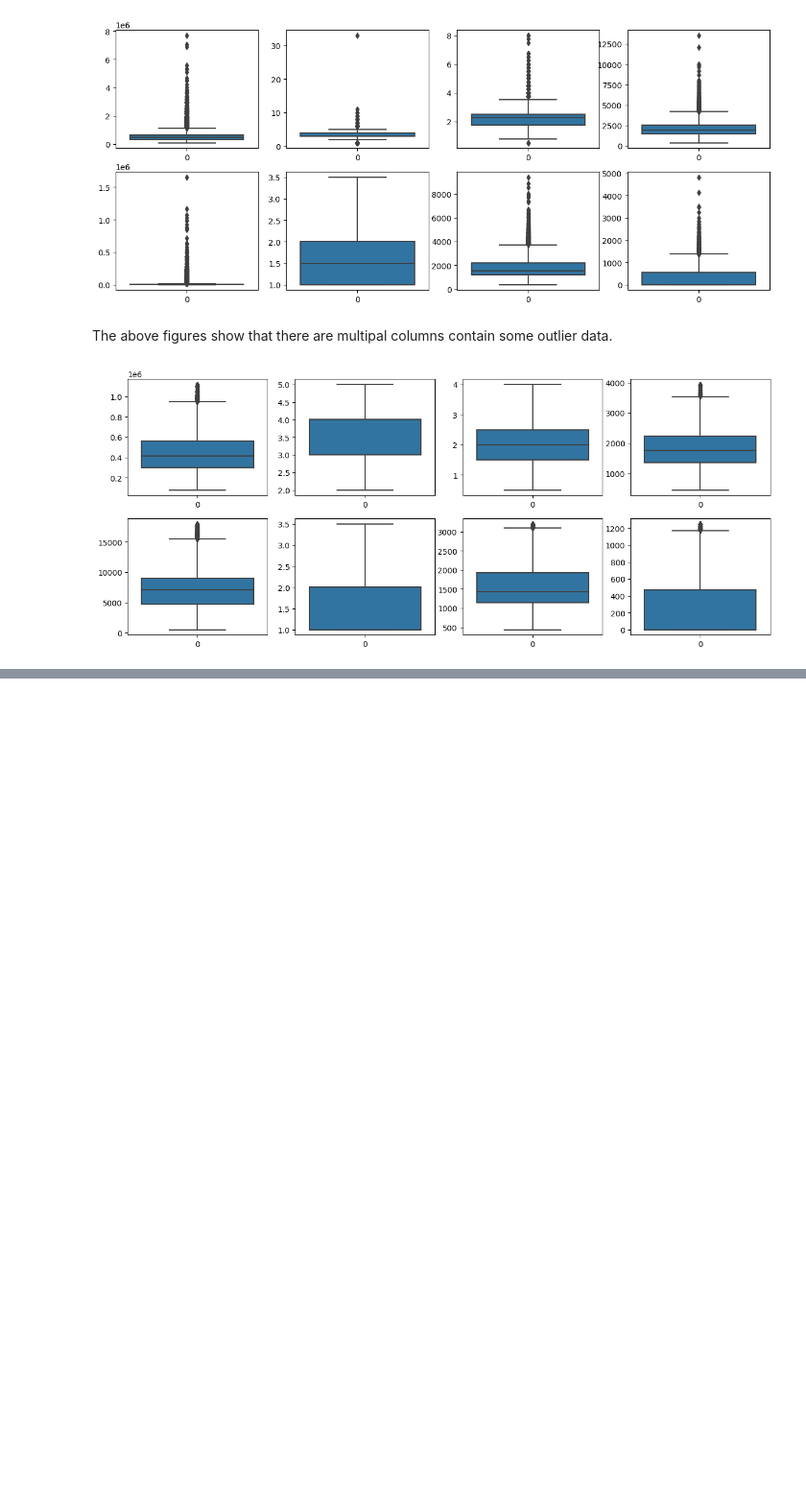
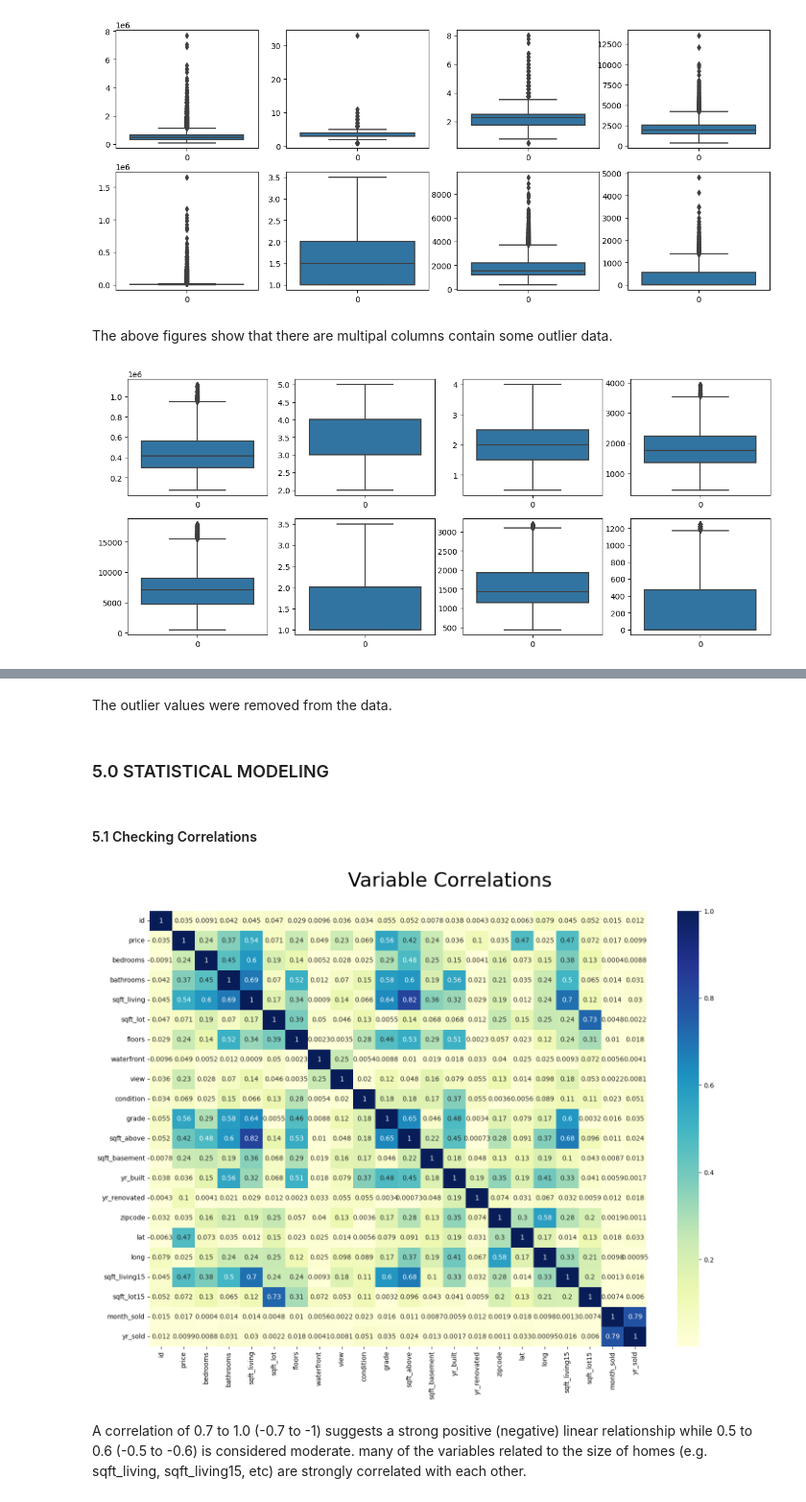
Before and after one commit to Collinskanyiri/dsc-phase-2-project-v2-3, a Jupyter notebook: student.ipynb, the cells around one changed output, grey strips where cells are left out. Shown at 96% size. Cells and saved outputs as stored; diff of their text form; code cells hidden in the pictures; blank space fills up the shorter version.

Commit message:
simple liner regression modeling

```diff
--- a/student.ipynb
+++ b/student.ipynb
@@ -588,0 +612,2 @@ plt3 = sns.boxplot(df['sqft_basement'], ax = axs[1,3])
+# %% [markdown]
+The outlier values were removed from the data.
@@ -588,0 +617,17 @@ plt3 = sns.boxplot(df['sqft_basement'], ax = axs[1,3])
+# %% [markdown]
+### 5.0 STATISTICAL MODELING
+# %% [markdown]
+#### 5.1 Checking Correlations
+# %%
+#View heatmap to get  Variable Correlations
+corr = df.corr().abs()
+fig, ax=plt.subplots(figsize=(17,12))
+fig.suptitle('Variable Correlations', fontsize=30, y=.95, fontname='DejaVu Sans')
+heatmap = sns.heatmap(corr, cmap="YlGnBu", annot=True)
+plt.savefig('images/Variable Correlations heatmap');
+heatmap;
+# %% [output]
+[figure, added]
+# %% [markdown]
+A correlation of 0.7 to 1.0 (-0.7 to -1) suggests a strong positive (negative) linear relationship while 0.5 to 0.6 (-0.5 to -0.6) is considered moderate.
+many of the variables related to the size of homes (e.g. sqft_living, sqft_living15, etc) are strongly correlated with each other.
```
Also changed, not shown: parts of 27 cells of this notebook.
